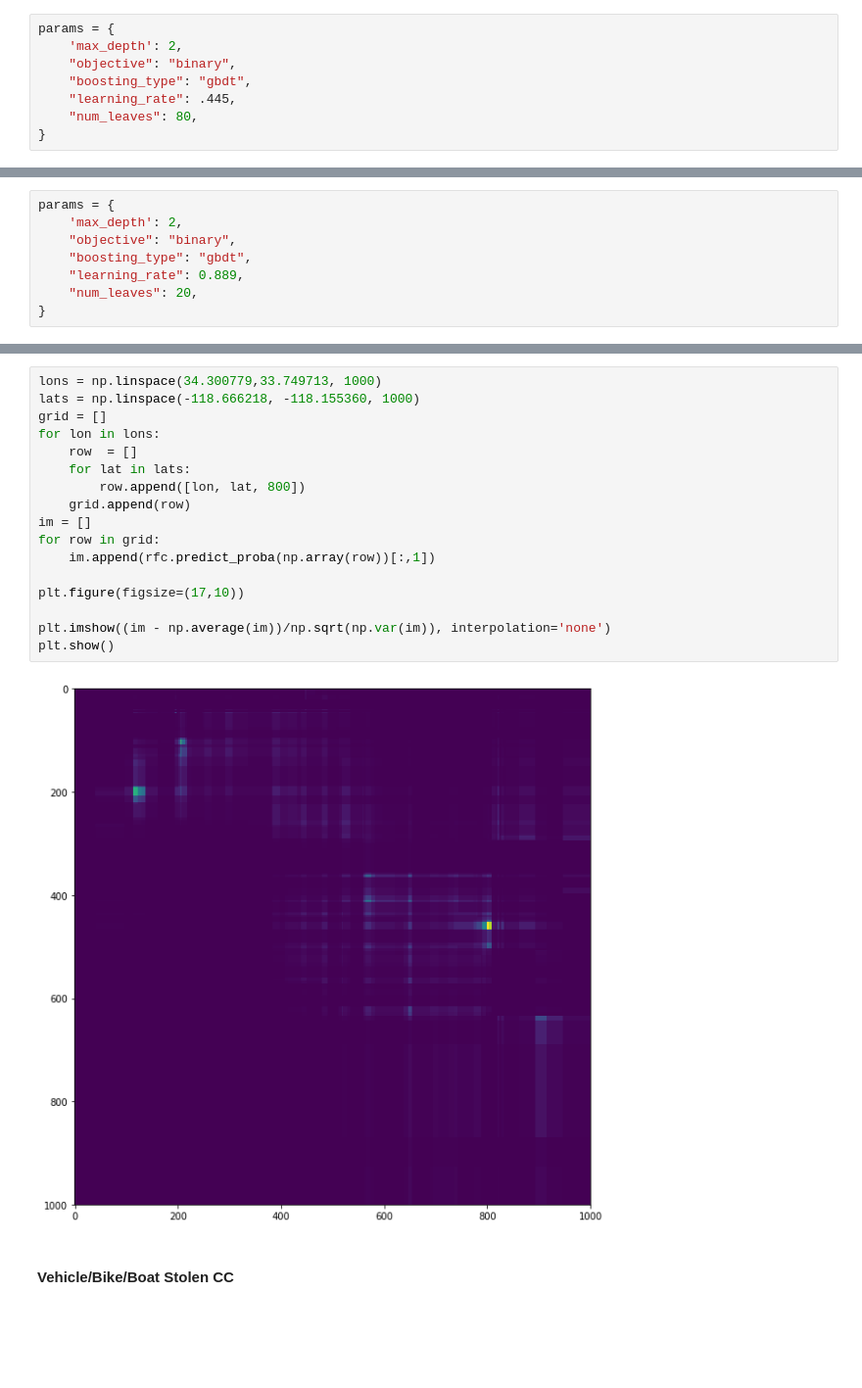
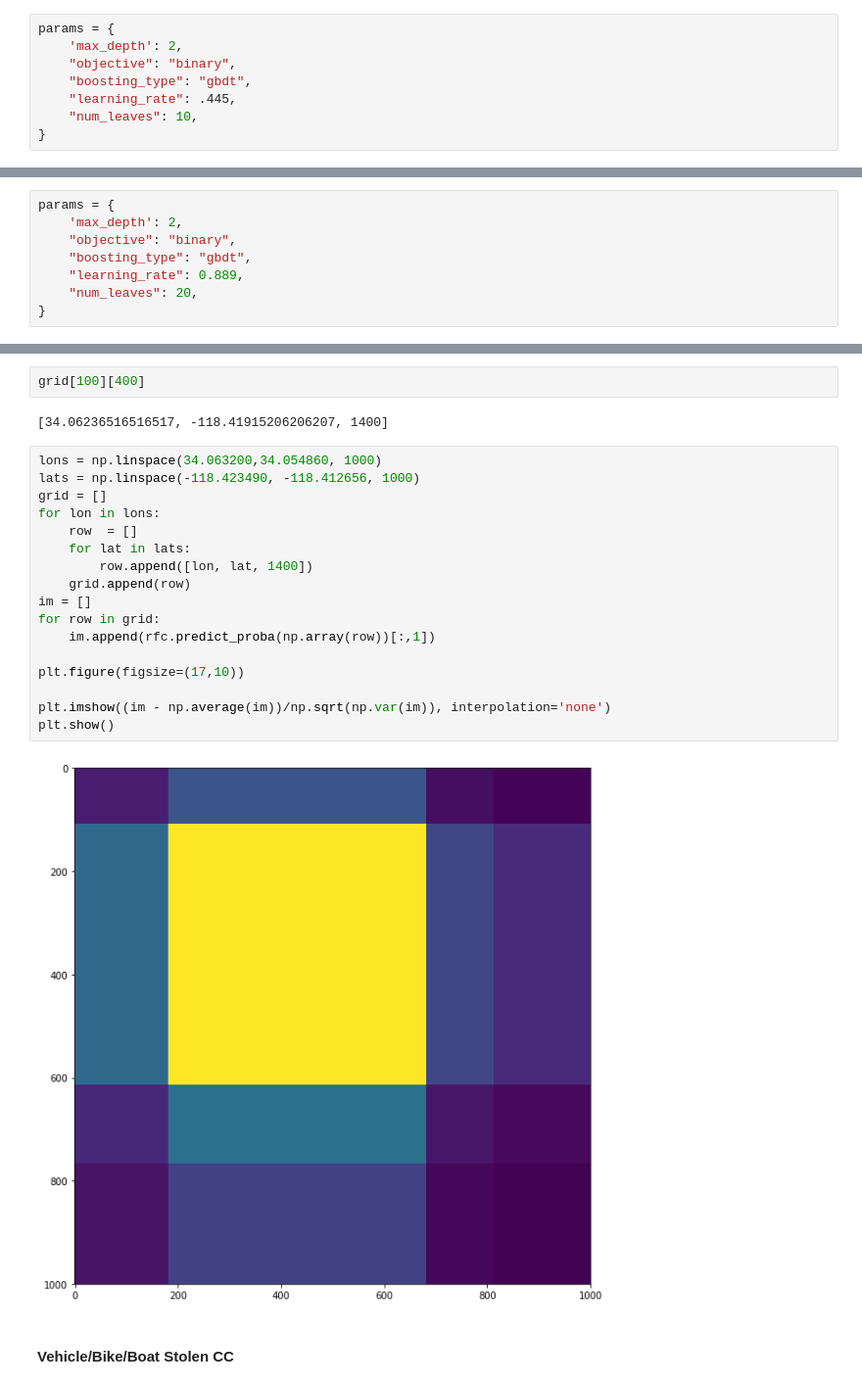
Before and after one commit to bwhitesell/Chaperone, a Jupyter notebook: crymepipelines/notebooks/CrymeClassifiers Hyperparameter Tuning and Minor Feature Engineering.ipynb, the cells around one changed output, grey strips where cells are left out. Shown at 98% size. Saved outputs shown, nothing was run; the diff lists cells and outputs as text; blank space fills up the shorter version.

```diff
--- a/crymepipelines/notebooks/CrymeClassifiers Hyperparameter Tuning and Minor Feature Engineering.ipynb
+++ b/crymepipelines/notebooks/CrymeClassifiers Hyperparameter Tuning and Minor Feature Engineering.ipynb
@@ -211,7 +211,7 @@ params = {
     "objective": "binary",
     "boosting_type": "gbdt",
     "learning_rate": .445,
-    "num_leaves": 80,
+    "num_leaves": 10,
 }
 # %%
 rfc = LGBMClassifier(**params)
@@ -572,22 +568,26 @@ plt.plot(range(0, 1440, 100), tst)
+# %%
+grid[100][400]
+# %% [output]
+[34.06236516516517, -118.41915206206207, 1400]
 # %%
-lons = np.linspace(34.300779,33.749713, 1000)
-lats = np.linspace(-118.666218, -118.155360, 1000)
+lons = np.linspace(34.063200,34.054860, 1000)
+lats = np.linspace(-118.423490, -118.412656, 1000)
 grid = []
 for lon in lons:
     row  = []
     for lat in lats:
-        row.append([lon, lat, 800])
+        row.append([lon, lat, 1400])
     grid.append(row)
 im = []
 for row in grid:
     im.append(rfc.predict_proba(np.array(row))[:,1])
 
 plt.figure(figsize=(17,10))
 
 plt.imshow((im - np.average(im))/np.sqrt(np.var(im)), interpolation='none')
 plt.show()
 # %% [output]
-[figure, old version]
+[figure, new version]
 # %% [markdown]
 #### Vehicle/Bike/Boat Stolen CC
 # %%
```
Also changed, not shown: parts of 23 cells of this notebook.
